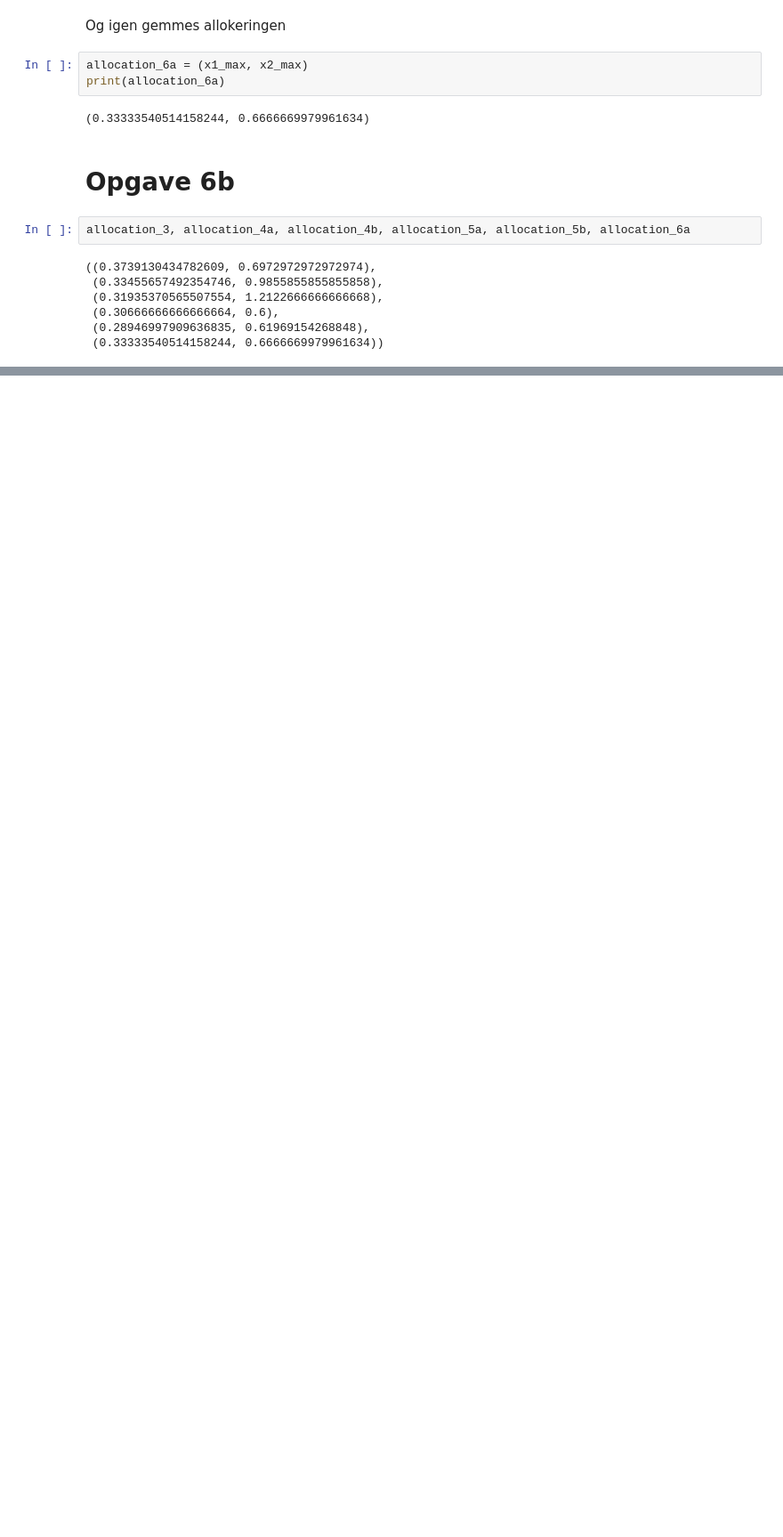
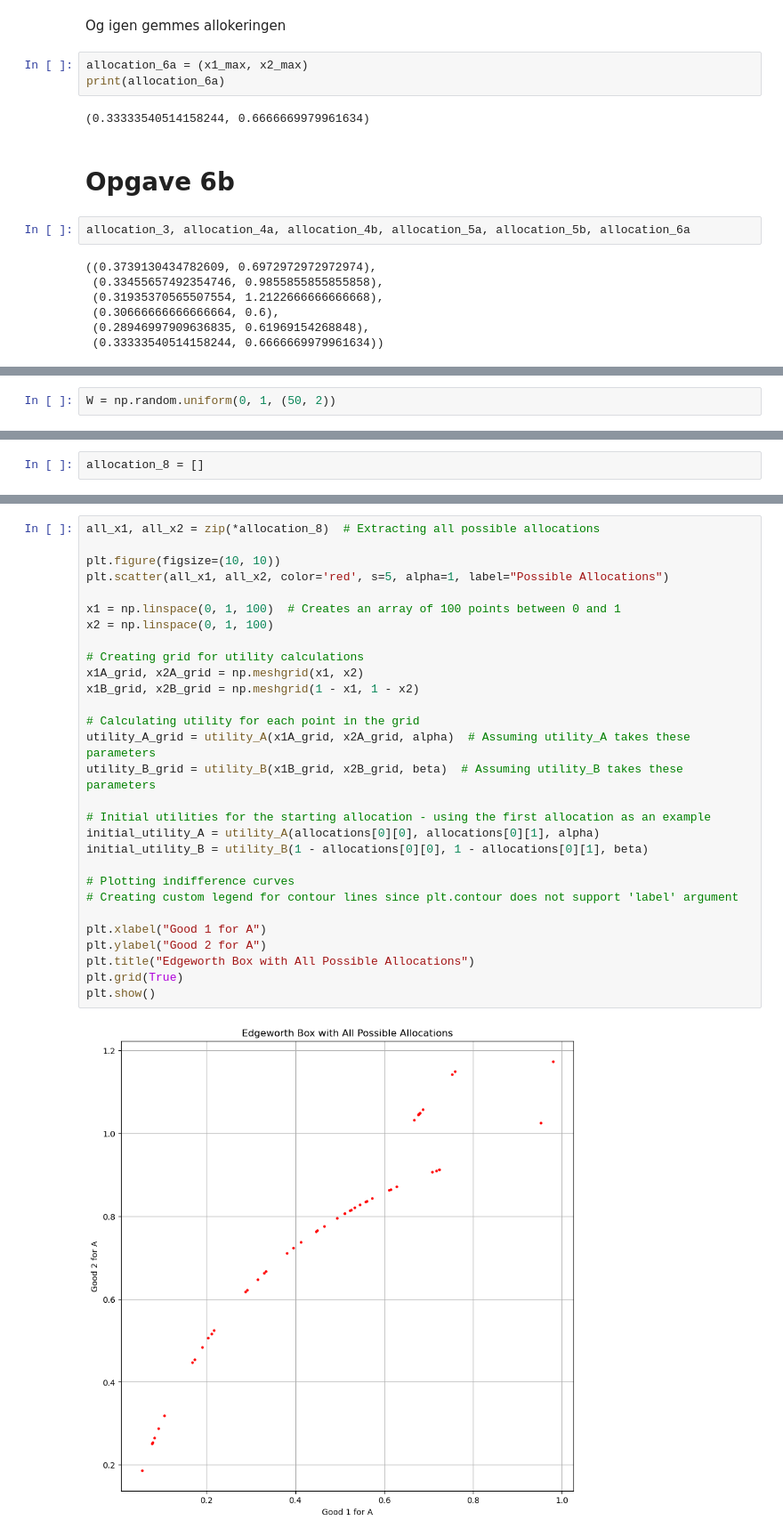
Before and after one commit to NumEconCopenhagen/projects-2024-jacobogmads, a Jupyter notebook: Jacob/Inaugural Jacob.ipynb, the cells around one changed output, grey strips where cells are left out. Shown at 89% size. Saved outputs shown, nothing was run; the diff lists cells and outputs as text; blank space fills up the shorter version.

```diff
--- a/Jacob/Inaugural Jacob.ipynb
+++ b/Jacob/Inaugural Jacob.ipynb
@@ -424,0 +427,2 @@ plt.show()
+# %%
+W = np.random.uniform(0, 1, (50, 2))
@@ -424,0 +435,2 @@ plt.show()
+# %%
+allocation_8 = []
@@ -424,0 +466,31 @@ plt.show()
+# %%
+all_x1, all_x2 = zip(*allocation_8)  # Extracting all possible allocations
+
+plt.figure(figsize=(10, 10))
+plt.scatter(all_x1, all_x2, color='red', s=5, alpha=1, label="Possible Allocations")
+
+x1 = np.linspace(0, 1, 100)  # Creates an array of 100 points between 0 and 1
+x2 = np.linspace(0, 1, 100)
+
+# Creating grid for utility calculations
+x1A_grid, x2A_grid = np.meshgrid(x1, x2)
+x1B_grid, x2B_grid = np.meshgrid(1 - x1, 1 - x2)
+
+# Calculating utility for each point in the grid
+utility_A_grid = utility_A(x1A_grid, x2A_grid, alpha)  # Assuming utility_A takes these parameters
+utility_B_grid = utility_B(x1B_grid, x2B_grid, beta)  # Assuming utility_B takes these parameters
+
+# Initial utilities for the starting allocation - using the first allocation as an example
+initial_utility_A = utility_A(allocations[0][0], allocations[0][1], alpha)
+initial_utility_B = utility_B(1 - allocations[0][0], 1 - allocations[0][1], beta)
+
+# Plotting indifference curves
+# Creating custom legend for contour lines since plt.contour does not support 'label' argument
+
+plt.xlabel("Good 1 for A")
+plt.ylabel("Good 2 for A")
+plt.title("Edgeworth Box with All Possible Allocations")
+plt.grid(True)
+plt.show()
+# %% [output]
+[figure, added]
```
Also changed, not shown: parts of 14 cells of this notebook.
